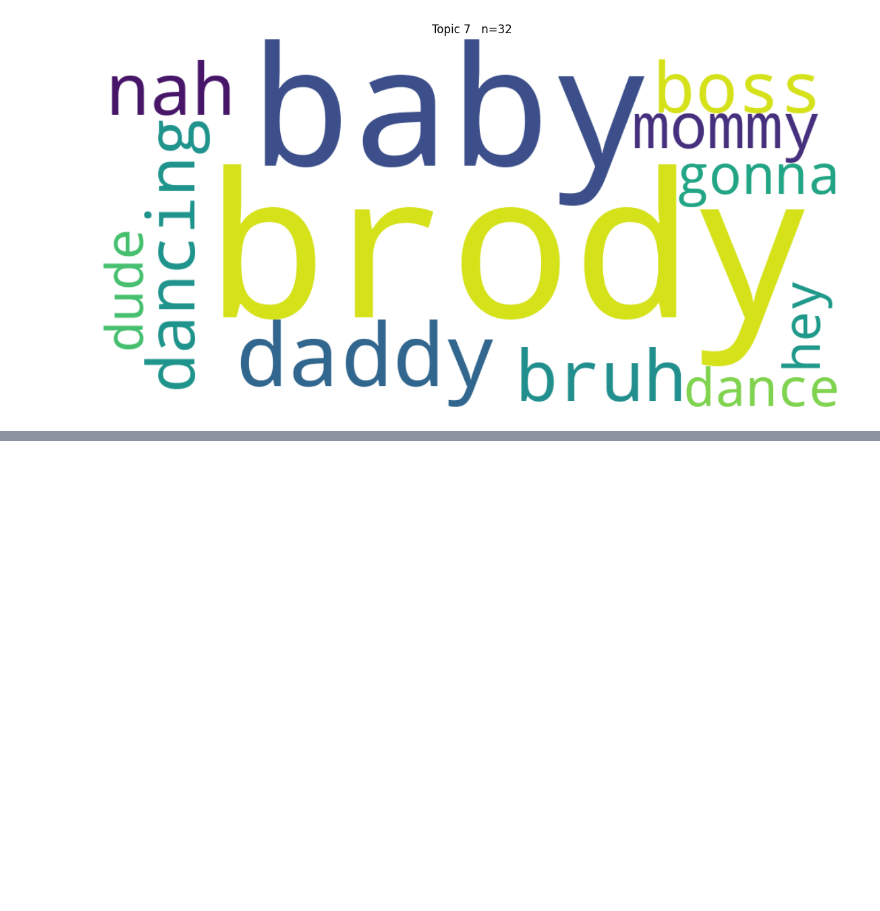
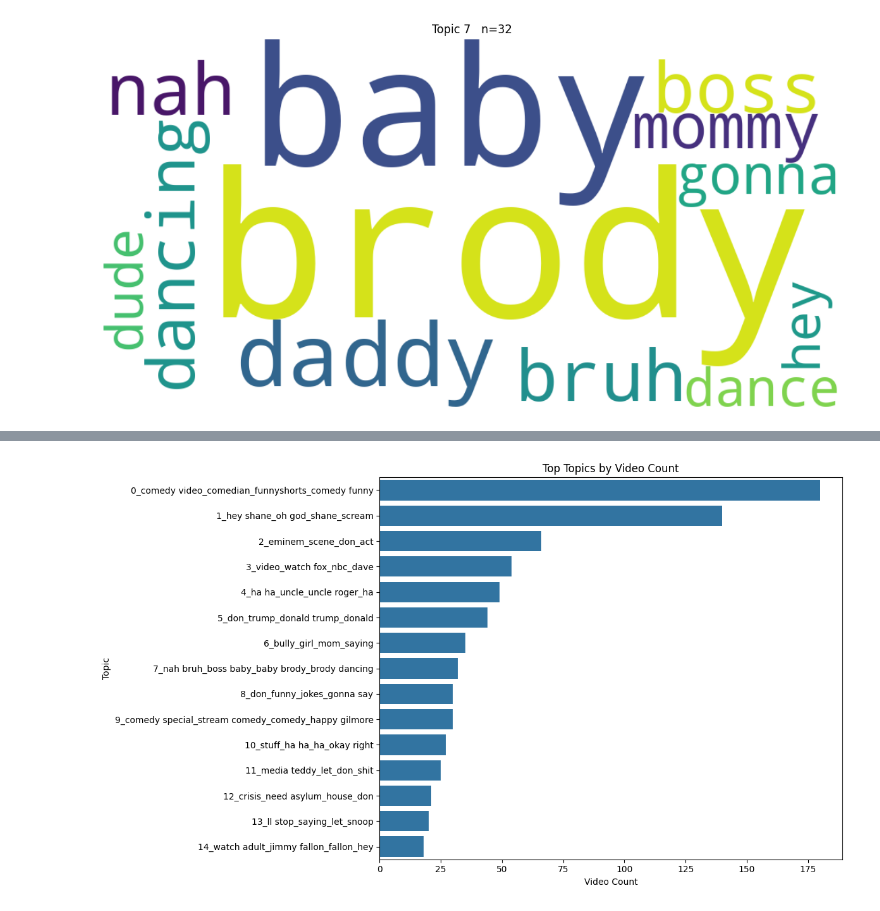
Before and after one commit to syd-kiwi/humor-harm-api, a Jupyter notebook: scripts/topic_analysis/bert_analysis.ipynb, the cells around one changed output, grey strips where cells are left out. Saved outputs shown, nothing was run; the diff lists cells and outputs as text; code cells hidden in the pictures; blank space fills up the shorter version.

```diff
--- a/scripts/topic_analysis/bert_analysis.ipynb
+++ b/scripts/topic_analysis/bert_analysis.ipynb
@@ -134,0 +144,4 @@ topic_counts.head(15)
+# %%
+top_topics = df.sort_values("Count", ascending=False).head(15)
+
+display(top_topics[["Topic","Name","Count"]])
@@ -134,0 +165,17 @@ topic_counts.head(15)
+# %%
+plt.figure(figsize=(12,7))
+
+sns.barplot(
+    data=top_topics,
+    x="Count",
+    y="Name"
+)
+
+plt.title("Top Topics by Video Count")
+plt.xlabel("Video Count")
+plt.ylabel("Topic")
+
+plt.tight_layout()
+plt.show()
+# %% [output]
+[figure, added]
```
Also changed, not shown: parts of 8 cells of this notebook.
